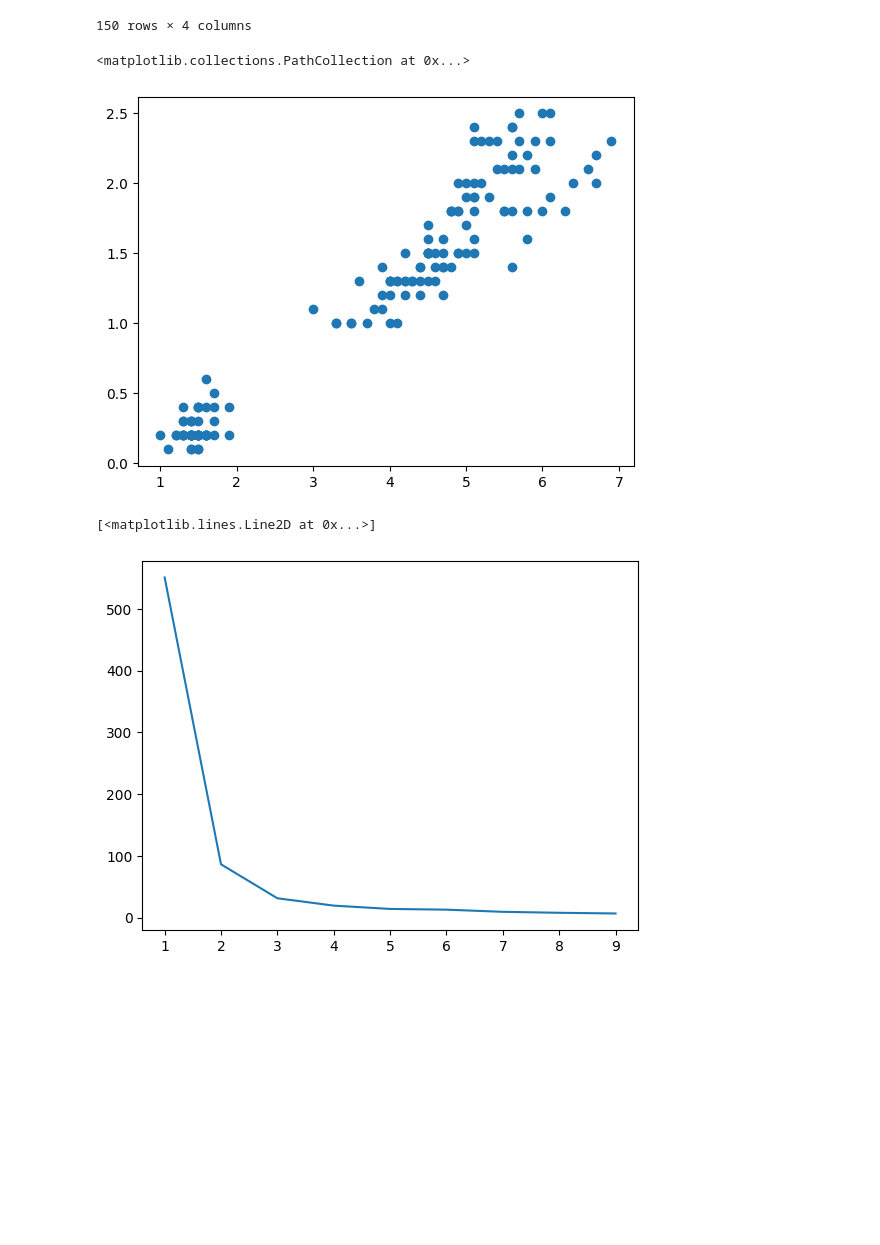
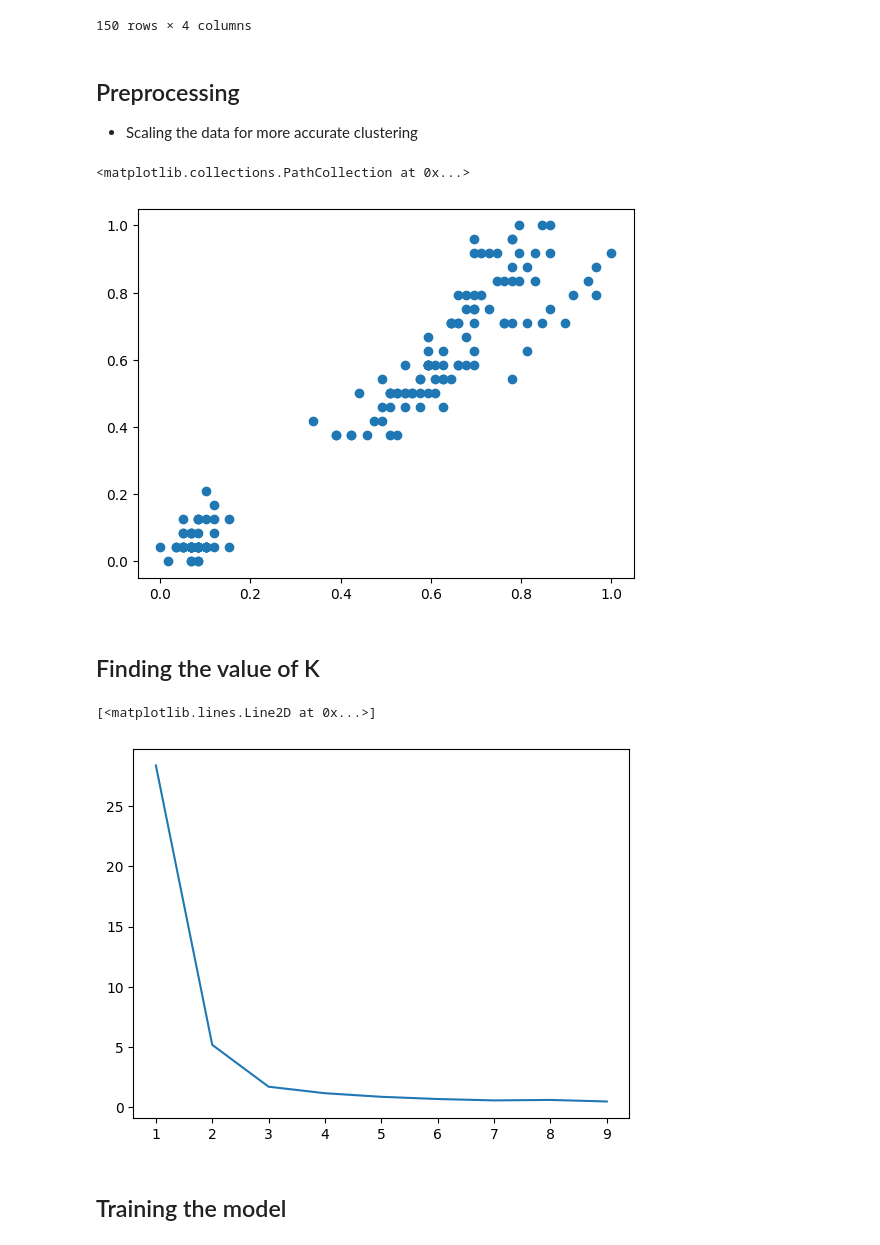
Before and after one commit to Natidev/GDG_AI-Ml_track_2025-26, a Jupyter notebook: clustering/notebook.ipynb, the cells around one changed output. Cells and saved outputs as stored; diff of their text form; code cells hidden in the pictures; blank space fills up the shorter version.

```diff
--- a/clustering/notebook.ipynb
+++ b/clustering/notebook.ipynb
@@ -86,11 +88,19 @@ df
 | 148 | 6.2 | 3.4 | 5.4 | 2.3 |
 | 149 | 5.9 | 3.0 | 5.1 | 1.8 |
 150 rows × 4 columns
+# %% [markdown]
+## Preprocessing
+- Scaling the data for more accurate clustering
 # %%
+df['petal length (cm)']=scaler.fit_transform(df[['petal length (cm)']])
+df['petal width (cm)']=scaler.fit_transform(df[['petal width (cm)']])
+
 plt.scatter(df['petal length (cm)'],df['petal width (cm)'])
 # %% [output]
 <matplotlib.collections.PathCollection at 0x...>
-[figure, old version]
+[figure, new version]
+# %% [markdown]
+## Finding the value of K
 # %%
 elbow_chart={"x":[],"y":[]}
 for k in range(1,10):
@@ -102,7 +112,9 @@ for k in range(1,10):
 plt.plot(elbow_chart['x'],elbow_chart['y'])
 # %% [output]
 [<matplotlib.lines.Line2D at 0x...>]
-[figure, old version]
+[figure, new version]
+# %% [markdown]
+## Training the model
 # %%
 km=KMeans(n_clusters=2)
 km.fit(df[['petal length (cm)', 'petal width (cm)']])
```
Also changed, not shown: parts of 6 cells of this notebook.
